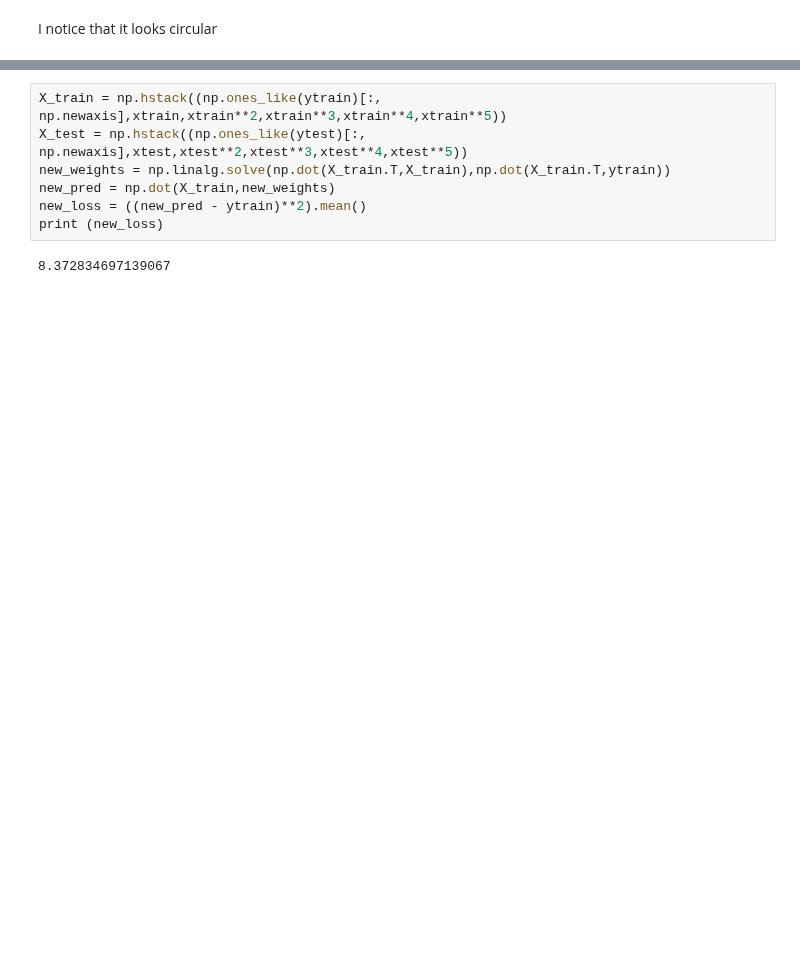
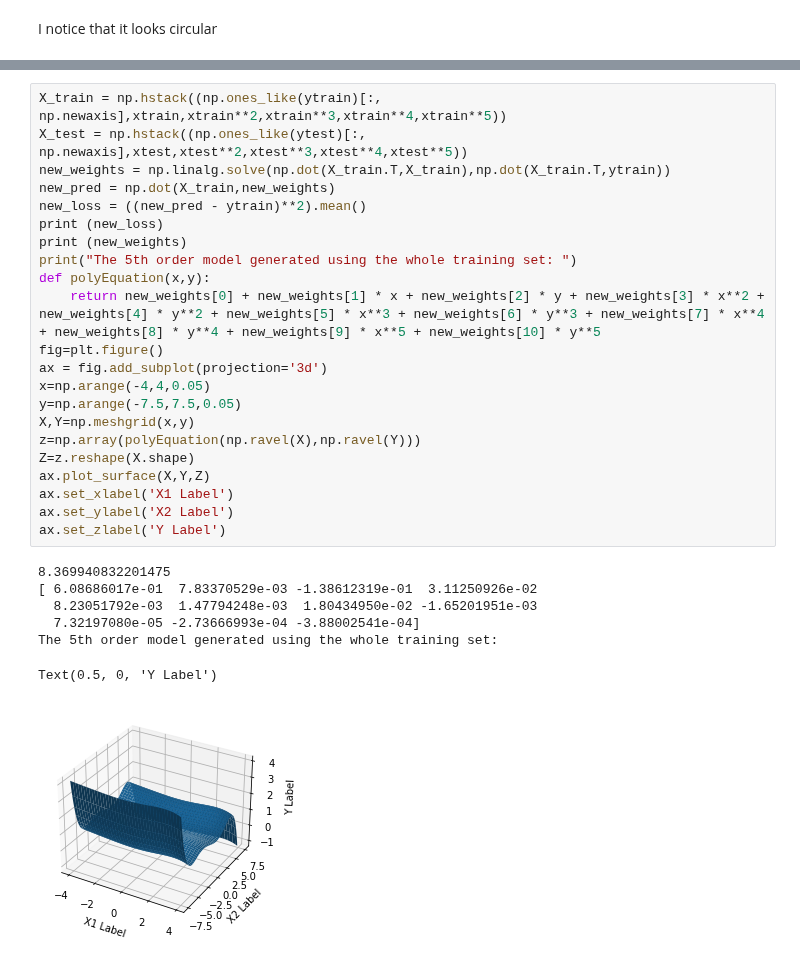
Before and after one commit to sudo-update/proj2-cpsc483, a Jupyter notebook: project2.ipynb, the cells around one changed output, grey strips where cells are left out. Cells and saved outputs as stored; diff of their text form; blank space fills up the shorter version.

Commit message:
added a plot of the new model

```diff
--- a/project2.ipynb
+++ b/project2.ipynb
@@ -298,9 +298,30 @@ The quadratic model:
 # %%
 X_train = np.hstack((np.ones_like(ytrain)[:, np.newaxis],xtrain,xtrain**2,xtrain**3,xtrain**4,xtrain**5))
 X_test = np.hstack((np.ones_like(ytest)[:, np.newaxis],xtest,xtest**2,xtest**3,xtest**4,xtest**5))
 new_weights = np.linalg.solve(np.dot(X_train.T,X_train),np.dot(X_train.T,ytrain))
 new_pred = np.dot(X_train,new_weights)
 new_loss = ((new_pred - ytrain)**2).mean()
 print (new_loss)
+print (new_weights)
+print("The 5th order model generated using the whole training set: ")
+def polyEquation(x,y):
+    return new_weights[0] + new_weights[1] * x + new_weights[2] * y + new_weights[3] * x**2 + new_weights[4] * y**2 + new_weights[5] * x**3 + new_weights[6] * y**3 + new_weights[7] * x**4 + new_weights[8] * y**4 + new_weights[9] * x**5 + new_weights[10] * y**5
+fig=plt.figure()
+ax = fig.add_subplot(projection='3d')
+x=np.arange(-4,4,0.05)
+y=np.arange(-7.5,7.5,0.05)
+X,Y=np.meshgrid(x,y)
+z=np.array(polyEquation(np.ravel(X),np.ravel(Y)))
+Z=z.reshape(X.shape)
+ax.plot_surface(X,Y,Z)
+ax.set_xlabel('X1 Label')
+ax.set_ylabel('X2 Label')
+ax.set_zlabel('Y Label')
 # %% [output]
-8.372834697139067
+8.369940832201475
+[ 6.08686017e-01  7.83370529e-03 -1.38612319e-01  3.11250926e-02
+  8.23051792e-03  1.47794248e-03  1.80434950e-02 -1.65201951e-03
+  7.32197080e-05 -2.73666993e-04 -3.88002541e-04]
+The 5th order model generated using the whole training set:
+Text(0.5, 0, 'Y Label')
+[figure, added]
```
Also changed, not shown: parts of 10 cells of this notebook.
